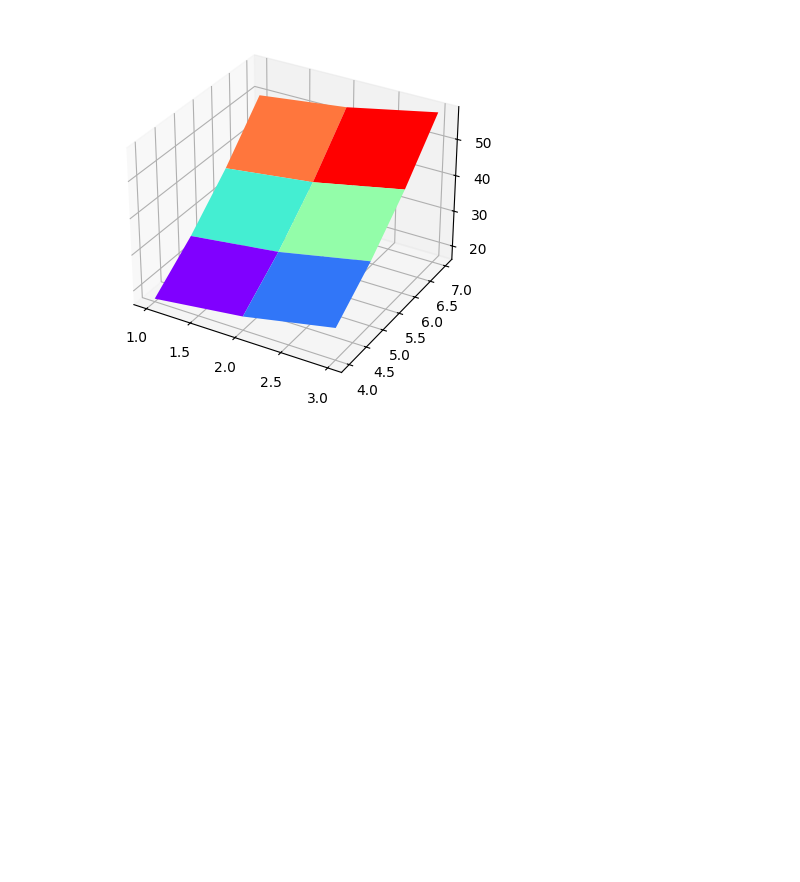
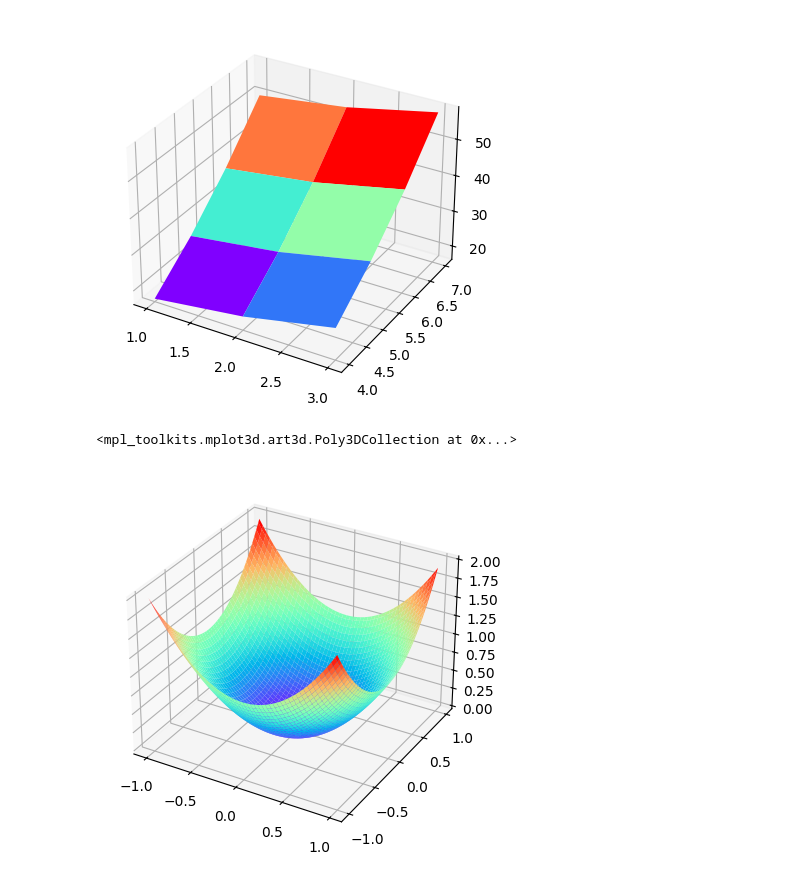
Before and after one commit to anmol201212/Machine_Learning_in_Python, a Jupyter notebook: Practice/Code/Linear Regression/surfacePlot.ipynb, the cells around one changed output. Cells and saved outputs as stored; diff of their text form; code cells hidden in the pictures; blank space fills up the shorter version.

```diff
--- a/Practice/Code/Linear Regression/surfacePlot.ipynb
+++ b/Practice/Code/Linear Regression/surfacePlot.ipynb
@@ -47,0 +45,7 @@ axes = fig.add_
+# %%
+fig = plt.figure()
+axes = fig.add_subplot(projection='3d')
+axes.plot_surface(a,b,a**2+b**2,cmap='rainbow')
+# %% [output]
+<mpl_toolkits.mplot3d.art3d.Poly3DCollection at 0x...>
+[figure, added]
```
Also changed, not shown: parts of 2 cells of this notebook, 2 other files.
